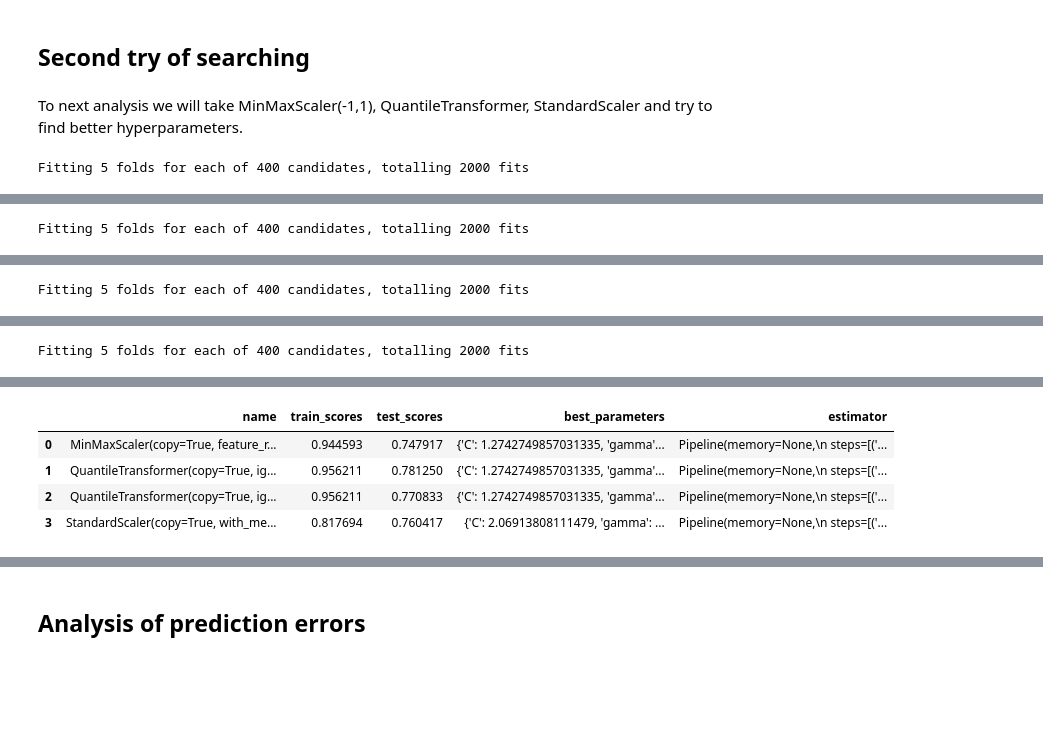
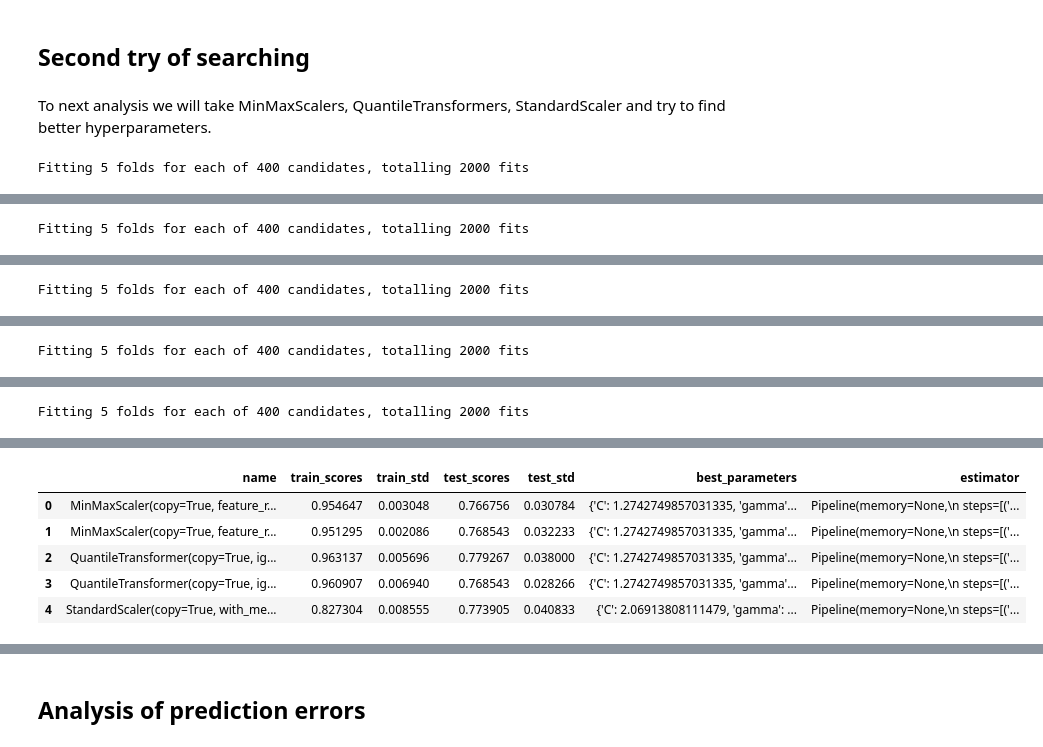
Before and after one commit to pfilo8/Kaggle-Red-Wine-Quality, a Jupyter notebook: Red Wine.ipynb, the cells around one changed output, grey strips where cells are left out. Drawn from its saved outputs; the diff is of its cells as text; code cells hidden in the pictures; blank space fills up the shorter version.

Commit message:
Dokończenie analizy przez Patryka. Poprawnienie odczytywania wyników z CV GridSearch'a. Dodanie ładnych wykresów podsumowujących. Zakończenie pracy nad projektem.

```diff
--- a/Red Wine.ipynb
+++ b/Red Wine.ipynb
@@ -187,7 +189,8 @@ grid_search = GridSearchCV(model,
                            n_jobs = -1,
                            cv = 3,
                            refit = True,
-                           verbose = 1)
+                           verbose = 1,
+                           return_train_score = True)
 # %%
 pipeline = Pipeline(steps = [
     ('scaler', scaler),
@@ -256,8 +253,10 @@ Bardziej poważne modelowanie, szukanie optymalnych parametrów
 # %%
-def find_best_estimator_with_scaler(X_train, X_test, y_train, y_test, param_grid, scalers = [None], cv = 3):
+def find_best_estimator_with_scaler(X_train, y_train, param_grid, scalers = [None], cv = 3):
     names = []
     train_scores = []
+    train_scores_std = []
     test_scores = []
+    test_scores_std = []
     best_parameters = []
     estimators = []
 
@@ -270,25 +269,36 @@ def find_best_estimator_with_scaler(X_train, X_test, y_train, y_test, param_grid
                                    n_jobs = -1,
                                    cv = cv,
                                    refit = True,
-                                   verbose = 1)
+                                   verbose = 1,
+                                   return_train_score = True)
 
     for scaler in scalers:
         pipeline = Pipeline(steps = [('scaler', scaler),
                                      ('GridSearch', grid_search_svm)])
         pipeline.fit(X_train, y_train)
-        y_hat_train = pipeline.predict(X_train)
-        y_hat_test = pipeline.predict(X_test)
+
+        best_index = pipeline.named_steps['GridSearch'].best_index_
+        train_score = pipeline.named_steps['GridSearch'].cv_results_['mean_train_score'][best_index]
+        train_score_std = pipeline.named_steps['GridSearch'].cv_results_['std_train_score'][best_index]
+        test_score = pipeline.named_steps['GridSearch'].cv_results_['mean_test_score'][best_index]
+        test_score_std = pipeline.named_steps['GridSearch'].cv_results_['std_test_score'][best_index]
+        best_param = pipeline.named_steps['GridSearch'].best_params_
 
         names.append(scaler)
-        train_scores.append(accuracy_score(y_train, y_hat_train))
-        test_scores.append(accuracy_score(y_test, y_hat_test))
-        best_parameters.append(pipeline.named_steps['GridSearch'].best_params_)
+        train_scores.append(train_score)
+        train_scores_std.append(train_score_std)
+        test_scores.append(test_score)
+        test_scores_std.append(test_score_std)
+        best_parameters.append(best_param)
         estimators.append(pipeline)
 
     results = pd.DataFrame({'name': names,
                             'train_scores': train_scores,
+                            'train_std': train_scores_std,
                             'test_scores': test_scores,
+                            'test_std': test_scores_std,
                             'best_parameters': best_parameters,
                             'estimator': estimators},
-                           columns = ['name', 'train_scores', 'test_scores', 'best_parameters', 'estimator'])
+                           columns = ['name', 'train_scores', 'train_std',
+                                      'test_scores', 'test_std', 'best_parameters', 'estimator'])
     return results
@@ -472,16 +389,16 @@ accuracy_score(y_test, ensemble_prediction)
 # %% [markdown]
 ## Second try of searching
 # %% [markdown]
-To next analysis we will take MinMaxScaler(-1,1), QuantileTransformer, StandardScaler and try to find better hyperparameters.
+To next analysis we will take MinMaxScalers, QuantileTransformers, StandardScaler and try to find better hyperparameters.
 # %%
-scalers = [MinMaxScaler((-1, 1)), QuantileTransformer(output_distribution = 'uniform'),
+scalers = [MinMaxScaler(), MinMaxScaler((-1, 1)), QuantileTransformer(output_distribution = 'uniform'),
            QuantileTransformer(output_distribution = 'normal'), StandardScaler()]
 
 param_grid = [
   {'C': np.logspace(-2, 2, 20), 'gamma': np.logspace(-2, 2, 20), 'kernel': ['rbf']}
  ]
 
-second_search = find_best_estimator_with_scaler(X_train, X_test, y_train, y_test, param_grid, scalers, cv = 5)
+second_search = find_best_estimator_with_scaler(X_train, y_train, param_grid, scalers, cv = 5)
 
 second_search
 # %% [output]
@@ -512 +430,2 @@ Fitting 5 folds for each of 400 candidates, totalling 2000 fits
 [Parallel(n_jobs=-1)]: Done 2000 out of 2000 | elapsed:  1.1min finished
+Fitting 5 folds for each of 400 candidates, totalling 2000 fits
@@ -513,5 +437,6 @@ Fitting 5 folds for each of 400 candidates, totalling 2000 fits
-|  | name | train_scores | test_scores | best_parameters | estimator |
-| 0 | MinMaxScaler(copy=True, feature_r... | 0.944593 | 0.747917 | {'C': 1.2742749857031335, 'gamma'... | Pipeline(memory=None,\n steps=[('... |
-| 1 | QuantileTransformer(copy=True, ig... | 0.956211 | 0.781250 | {'C': 1.2742749857031335, 'gamma'... | Pipeline(memory=None,\n steps=[('... |
-| 2 | QuantileTransformer(copy=True, ig... | 0.956211 | 0.770833 | {'C': 1.2742749857031335, 'gamma'... | Pipeline(memory=None,\n steps=[('... |
-| 3 | StandardScaler(copy=True, with_me... | 0.817694 | 0.760417 | {'C': 2.06913808111479, 'gamma': ... | Pipeline(memory=None,\n steps=[('... |
+|  | name | train_scores | train_std | test_scores | test_std | best_parameters | estimator |
+| 0 | MinMaxScaler(copy=True, feature_r... | 0.954647 | 0.003048 | 0.766756 | 0.030784 | {'C': 1.2742749857031335, 'gamma'... | Pipeline(memory=None,\n steps=[('... |
+| 1 | MinMaxScaler(copy=True, feature_r... | 0.951295 | 0.002086 | 0.768543 | 0.032233 | {'C': 1.2742749857031335, 'gamma'... | Pipeline(memory=None,\n steps=[('... |
+| 2 | QuantileTransformer(copy=True, ig... | 0.963137 | 0.005696 | 0.779267 | 0.038000 | {'C': 1.2742749857031335, 'gamma'... | Pipeline(memory=None,\n steps=[('... |
+| 3 | QuantileTransformer(copy=True, ig... | 0.960907 | 0.006940 | 0.768543 | 0.028266 | {'C': 1.2742749857031335, 'gamma'... | Pipeline(memory=None,\n steps=[('... |
+| 4 | StandardScaler(copy=True, with_me... | 0.827304 | 0.008555 | 0.773905 | 0.040833 | {'C': 2.06913808111479, 'gamma': ... | Pipeline(memory=None,\n steps=[('... |
```
Also changed, not shown: parts of 48 cells of this notebook.
